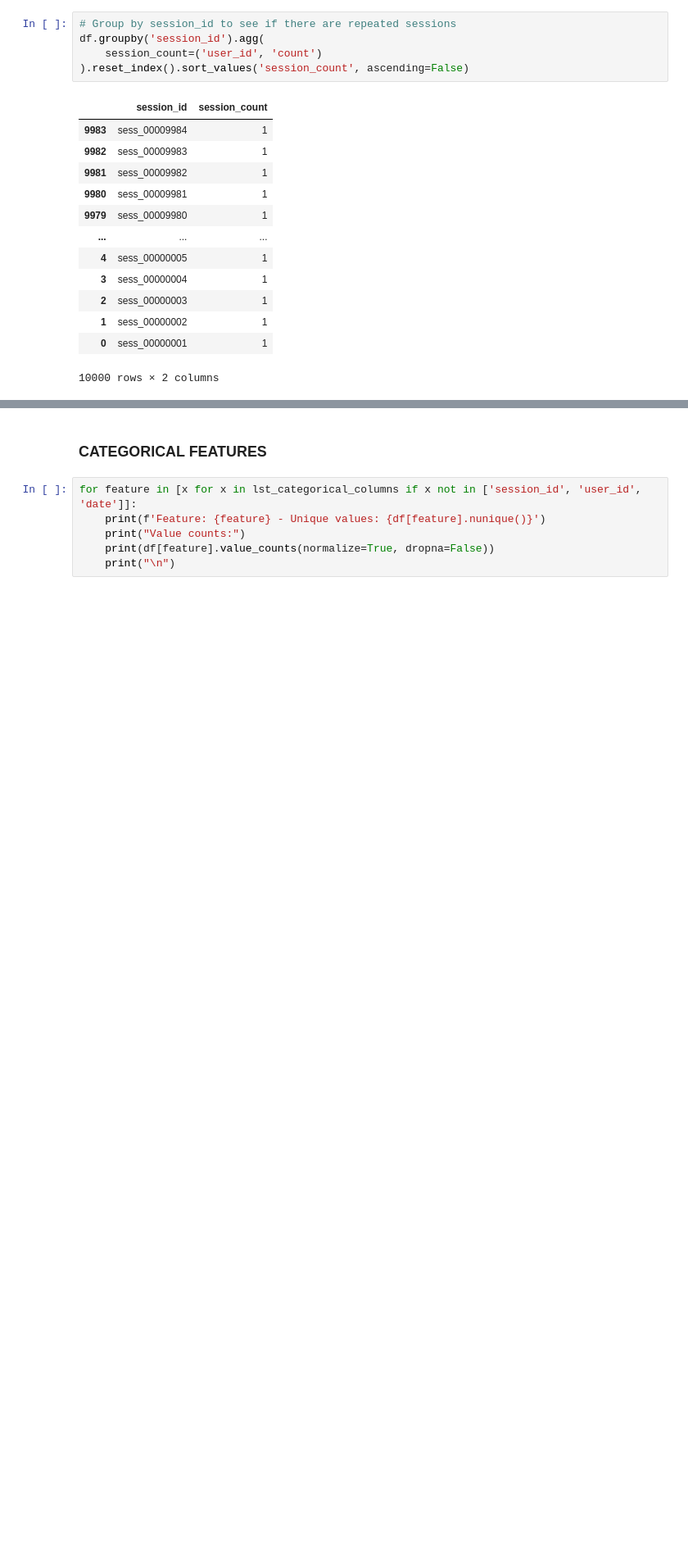
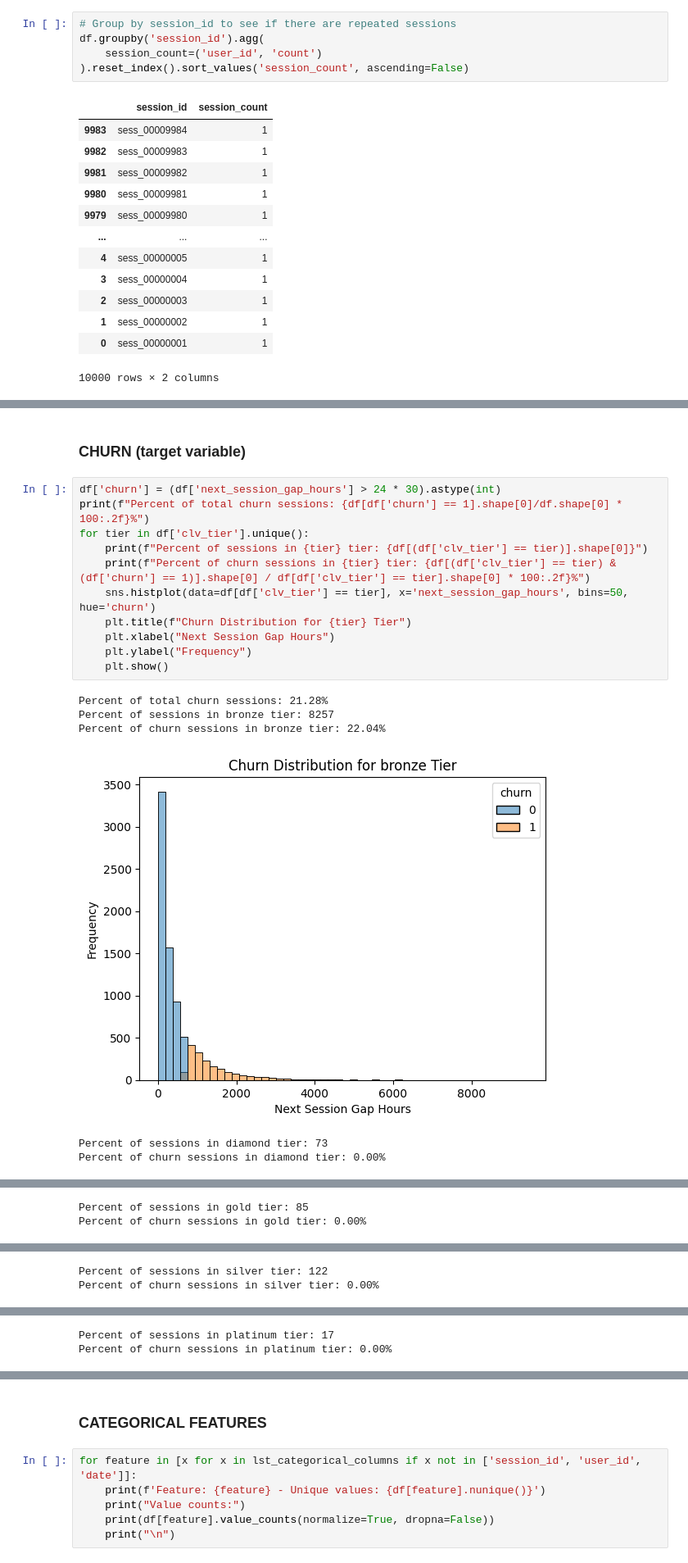
Before and after one commit to leomarfmn/estrelabet-churn, a Jupyter notebook: model-training.ipynb, the cells around one changed output, grey strips where cells are left out. Shown at 82% size. Saved outputs shown, nothing was run; the diff lists cells and outputs as text; blank space fills up the shorter version.

```diff
--- a/model-training.ipynb
+++ b/model-training.ipynb
@@ -156,0 +189,20 @@ Percent of sessions above churn threshold: 18.20%
+# %% [markdown]
+### CHURN (target variable)
+# %%
+df['churn'] = (df['next_session_gap_hours'] > 24 * 30).astype(int)
+print(f"Percent of total churn sessions: {df[df['churn'] == 1].shape[0]/df.shape[0] * 100:.2f}%")
+for tier in df['clv_tier'].unique():
+    print(f"Percent of sessions in {tier} tier: {df[(df['clv_tier'] == tier)].shape[0]}")
+    print(f"Percent of churn sessions in {tier} tier: {df[(df['clv_tier'] == tier) & (df['churn'] == 1)].shape[0] / df[df['clv_tier'] == tier].shape[0] * 100:.2f}%")
+    sns.histplot(data=df[df['clv_tier'] == tier], x='next_session_gap_hours', bins=50, hue='churn')
+    plt.title(f"Churn Distribution for {tier} Tier")
+    plt.xlabel("Next Session Gap Hours")
+    plt.ylabel("Frequency")
+    plt.show()
+# %% [output]
+Percent of total churn sessions: 21.28%
+Percent of sessions in bronze tier: 8257
+Percent of churn sessions in bronze tier: 22.04%
+[figure, added]
+Percent of sessions in diamond tier: 73
+Percent of churn sessions in diamond tier: 0.00%
@@ -156,0 +210,2 @@ Percent of sessions above churn threshold: 18.20%
+Percent of sessions in gold tier: 85
+Percent of churn sessions in gold tier: 0.00%
@@ -156,0 +213,2 @@ Percent of sessions above churn threshold: 18.20%
+Percent of sessions in silver tier: 122
+Percent of churn sessions in silver tier: 0.00%
@@ -156,0 +216,2 @@ Percent of sessions above churn threshold: 18.20%
+Percent of sessions in platinum tier: 17
+Percent of churn sessions in platinum tier: 0.00%
```
Also changed, not shown: parts of 36 cells of this notebook, 2 other files.
